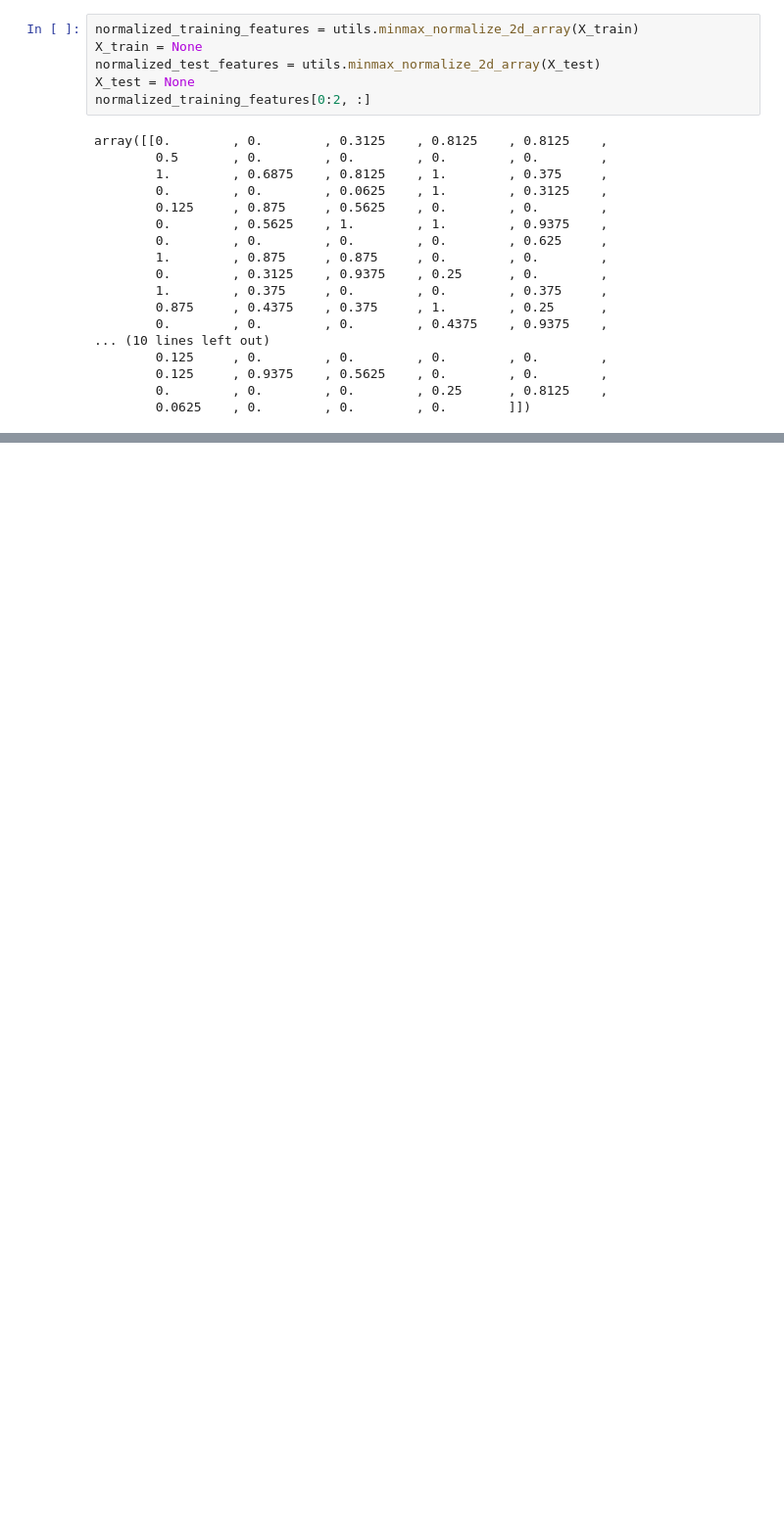
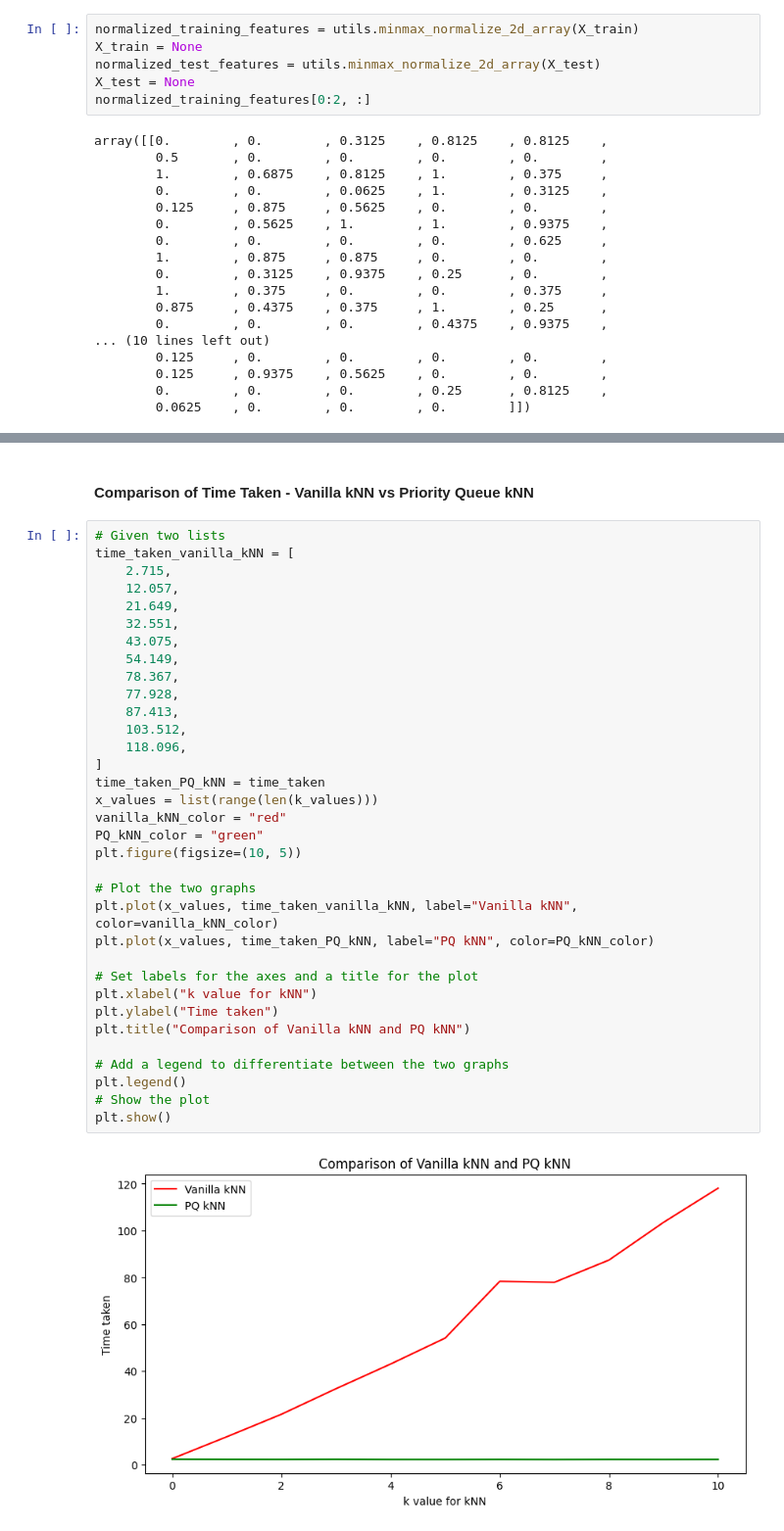
Before and after one commit to being-aerys/Python_Numpy_Implementations_of_Machine_Learning_Algorithms, a Jupyter notebook: Supervised_Methods/kNN/source/kNN_with_priority_queue.ipynb, the cells around one changed output, grey strips where cells are left out. Shown at 98% size. Saved outputs shown, nothing was run; the diff lists cells and outputs as text; blank space fills up the shorter version.

```diff
--- a/Supervised_Methods/kNN/source/kNN_with_priority_queue.ipynb
+++ b/Supervised_Methods/kNN/source/kNN_with_priority_queue.ipynb
@@ -143,0 +189,38 @@ for k in k_values:
+# %% [markdown]
+#### Comparison of Time Taken - Vanilla kNN vs Priority Queue kNN
+# %%
+# Given two lists
+time_taken_vanilla_kNN = [
+    2.715,
+    12.057,
+    21.649,
+    32.551,
+    43.075,
+    54.149,
+    78.367,
+    77.928,
+    87.413,
+    103.512,
+    118.096,
+]
+time_taken_PQ_kNN = time_taken
+x_values = list(range(len(k_values)))
+vanilla_kNN_color = "red"
+PQ_kNN_color = "green"
+plt.figure(figsize=(10, 5))
+
+# Plot the two graphs
+plt.plot(x_values, time_taken_vanilla_kNN, label="Vanilla kNN", color=vanilla_kNN_color)
+plt.plot(x_values, time_taken_PQ_kNN, label="PQ kNN", color=PQ_kNN_color)
+
+# Set labels for the axes and a title for the plot
+plt.xlabel("k value for kNN")
+plt.ylabel("Time taken")
+plt.title("Comparison of Vanilla kNN and PQ kNN")
+
+# Add a legend to differentiate between the two graphs
+plt.legend()
+# Show the plot
+plt.show()
+# %% [output]
+[figure, added]
```
Also changed, not shown: parts of 11 cells of this notebook.
